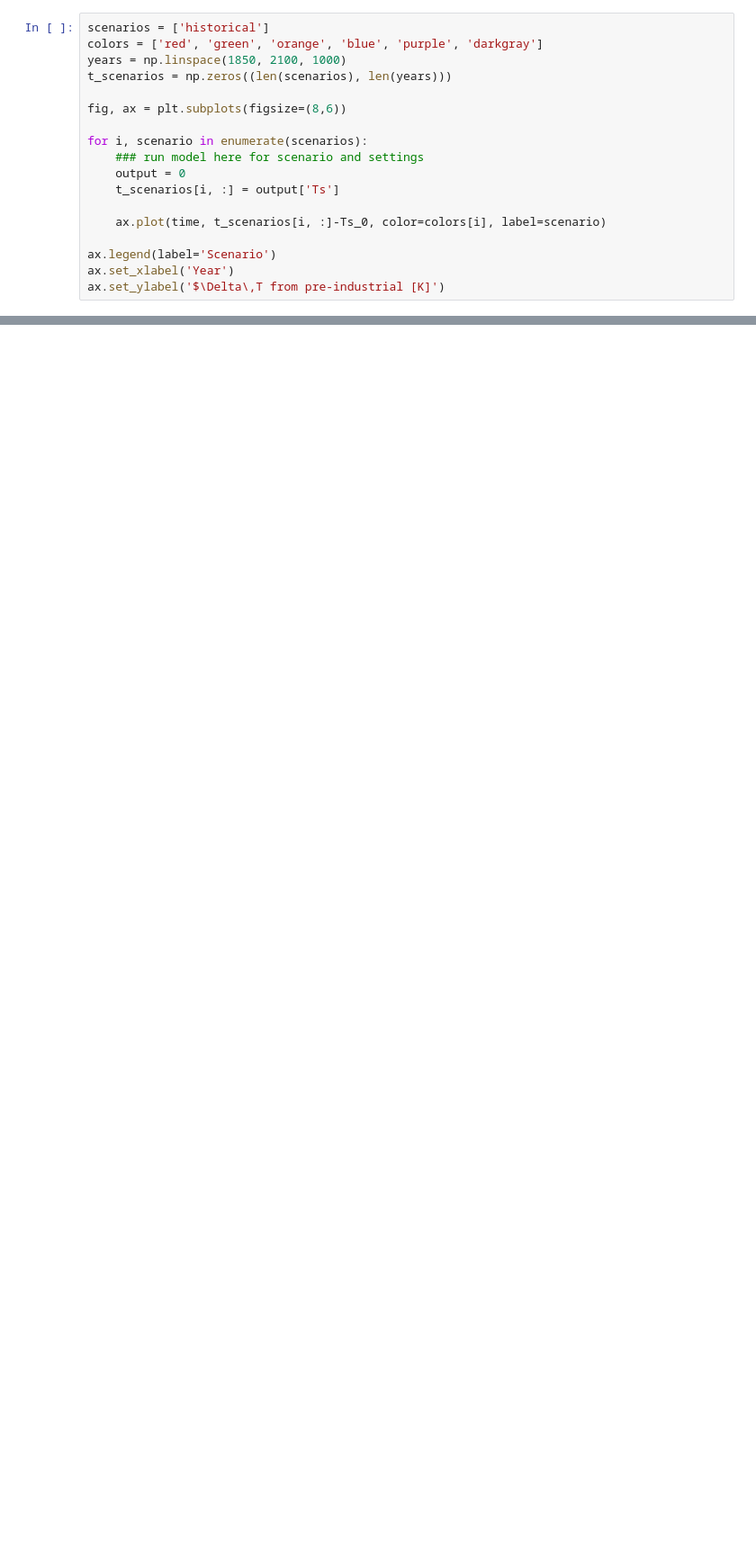
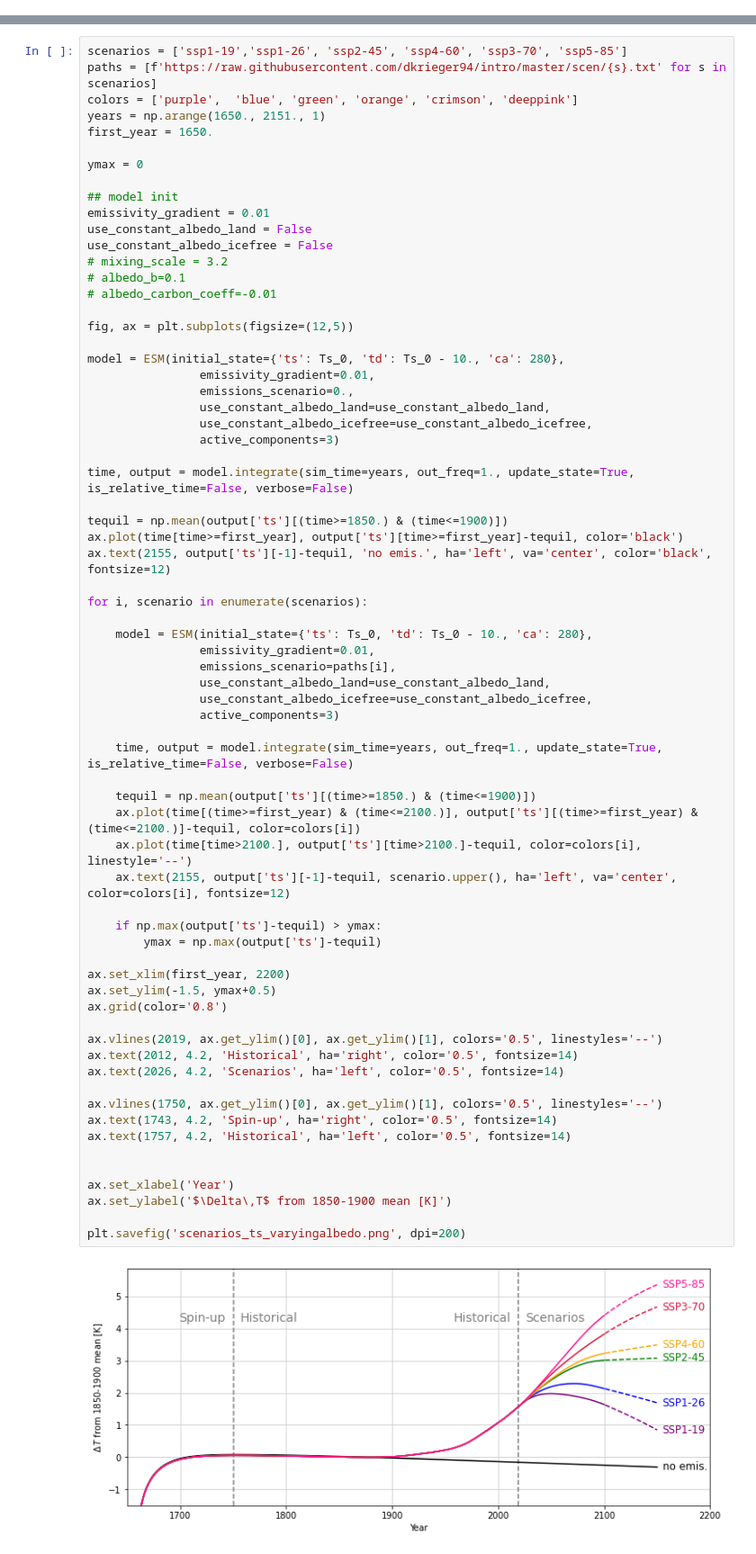
Before and after one commit to dkrieger94/intro, a Jupyter notebook: private.ipynb, the cells around one changed output, grey strips where cells are left out. Shown at 90% size. Drawn from its saved outputs; the diff is of its cells as text; blank space fills up the shorter version.

```diff
--- a/private.ipynb
+++ b/private.ipynb
@@ -454,18 +507,0 @@ pd.__version__
-# %%
-scenarios = ['historical']
-colors = ['red', 'green', 'orange', 'blue', 'purple', 'darkgray']
-years = np.linspace(1850, 2100, 1000)
-t_scenarios = np.zeros((len(scenarios), len(years)))
-
-fig, ax = plt.subplots(figsize=(8,6))
-
-for i, scenario in enumerate(scenarios):
-    ### run model here for scenario and settings
-    output = 0
-    t_scenarios[i, :] = output['Ts']
-
-    ax.plot(time, t_scenarios[i, :]-Ts_0, color=colors[i], label=scenario)
-
-ax.legend(label='Scenario')
-ax.set_xlabel('Year')
-ax.set_ylabel('$\Delta\,T from pre-industrial [K]')
@@ -474,0 +508,70 @@ TypeError: ignored
+# %%
+scenarios = ['ssp1-19','ssp1-26', 'ssp2-45', 'ssp4-60', 'ssp3-70', 'ssp5-85']
+paths = [f'https://raw.githubusercontent.com/dkrieger94/intro/master/scen/{s}.txt' for s in scenarios]
+colors = ['purple',  'blue', 'green', 'orange', 'crimson', 'deeppink']
+years = np.arange(1650., 2151., 1)
+first_year = 1650.
+
+ymax = 0
+
+## model init
+emissivity_gradient = 0.01
+use_constant_albedo_land = False
+use_constant_albedo_icefree = False
+# mixing_scale = 3.2
+# albedo_b=0.1
+# albedo_carbon_coeff=-0.01
+
+fig, ax = plt.subplots(figsize=(12,5))
+
+model = ESM(initial_state={'ts': Ts_0, 'td': Ts_0 - 10., 'ca': 280},
+                emissivity_gradient=0.01,
+                emissions_scenario=0.,
+                use_constant_albedo_land=use_constant_albedo_land,
+                use_constant_albedo_icefree=use_constant_albedo_icefree,
+                active_components=3)
+
+time, output = model.integrate(sim_time=years, out_freq=1., update_state=True, is_relative_time=False, verbose=False)
+
+tequil = np.mean(output['ts'][(time>=1850.) & (time<=1900)])
+ax.plot(time[time>=first_year], output['ts'][time>=first_year]-tequil, color='black')
+ax.text(2155, output['ts'][-1]-tequil, 'no emis.', ha='left', va='center', color='black', fontsize=12)
+
+for i, scenario in enumerate(scenarios):
+
+    model = ESM(initial_state={'ts': Ts_0, 'td': Ts_0 - 10., 'ca': 280},
+                emissivity_gradient=0.01,
+                emissions_scenario=paths[i],
+                use_constant_albedo_land=use_constant_albedo_land,
+                use_constant_albedo_icefree=use_constant_albedo_icefree,
+                active_components=3)
+
+    time, output = model.integrate(sim_time=years, out_freq=1., update_state=True, is_relative_time=False, verbose=False)
+
+    tequil = np.mean(output['ts'][(time>=1850.) & (time<=1900)])
+    ax.plot(time[(time>=first_year) & (time<=2100.)], output['ts'][(time>=first_year) & (time<=2100.)]-tequil, color=colors[i])
+    ax.plot(time[time>2100.], output['ts'][time>2100.]-tequil, color=colors[i], linestyle='--')
+    ax.text(2155, output['ts'][-1]-tequil, scenario.upper(), ha='left', va='center', color=colors[i], fontsize=12)
+
+    if np.max(output['ts']-tequil) > ymax:
+        ymax = np.max(output['ts']-tequil)
+
+ax.set_xlim(first_year, 2200)
+ax.set_ylim(-1.5, ymax+0.5)
+ax.grid(color='0.8')
+
+ax.vlines(2019, ax.get_ylim()[0], ax.get_ylim()[1], colors='0.5', linestyles='--')
+ax.text(2012, 4.2, 'Historical', ha='right', color='0.5', fontsize=14)
+ax.text(2026, 4.2, 'Scenarios', ha='left', color='0.5', fontsize=14)
+
+ax.vlines(1750, ax.get_ylim()[0], ax.get_ylim()[1], colors='0.5', linestyles='--')
+ax.text(1743, 4.2, 'Spin-up', ha='right', color='0.5', fontsize=14)
+ax.text(1757, 4.2, 'Historical', ha='left', color='0.5', fontsize=14)
+
+
+ax.set_xlabel('Year')
+ax.set_ylabel('$\Delta\,T$ from 1850-1900 mean [K]')
+
+plt.savefig('scenarios_ts_varyingalbedo.png', dpi=200)
+# %% [output]
+[figure, added]
```
Also changed, not shown: parts of 10 cells of this notebook.
